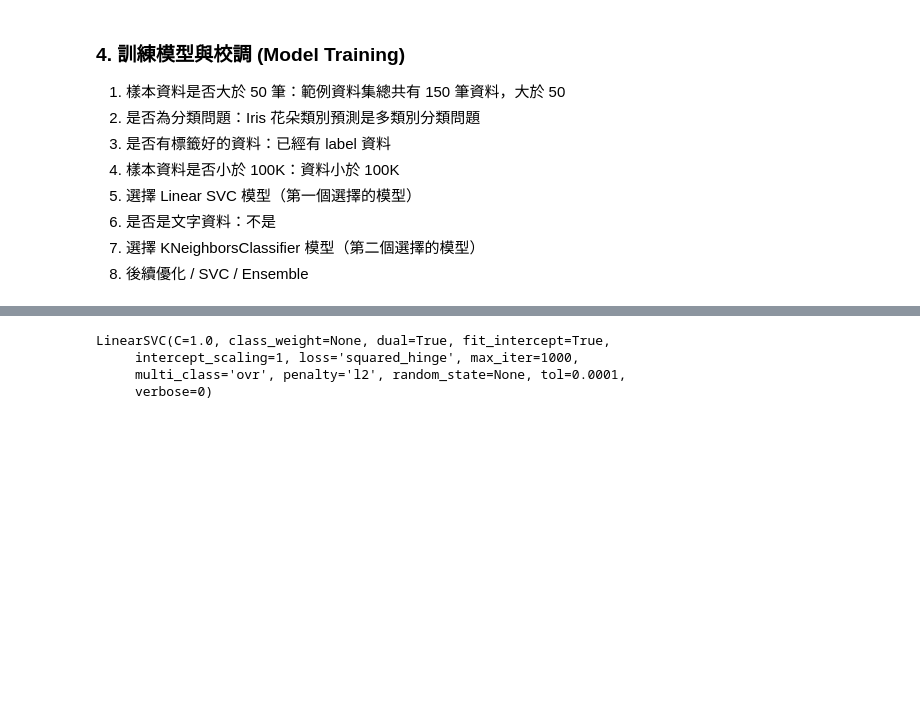
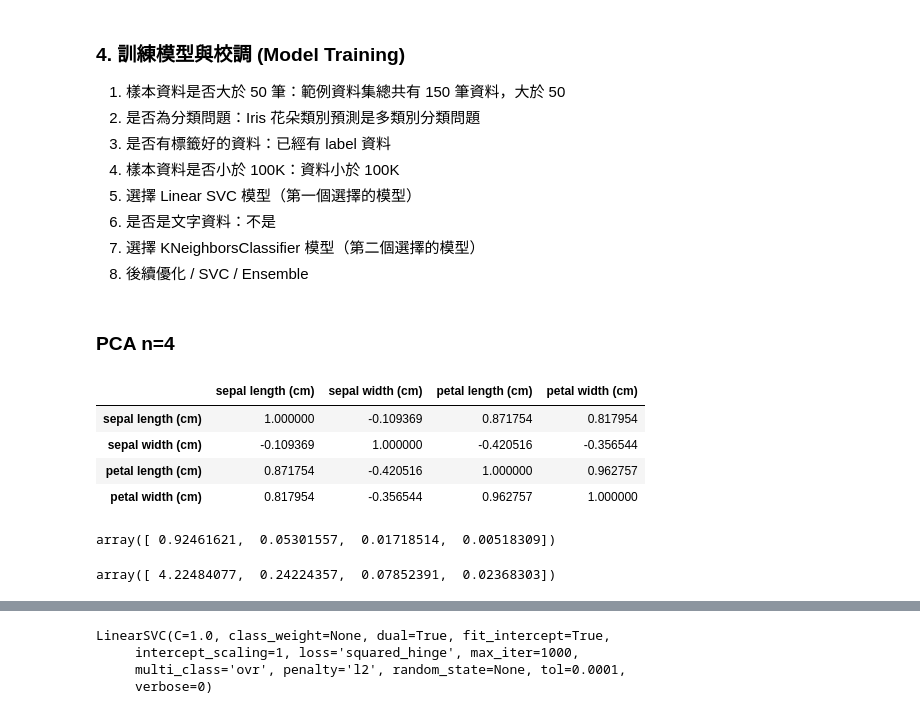
Before and after one commit to ChuangPoPO/python_textbook_practice, a Jupyter notebook: Sklearn_Iris.ipynb, the cells around one changed output, grey strips where cells are left out. Drawn from its saved outputs; the diff is of its cells as text; code cells hidden in the pictures; blank space fills up the shorter version.

```diff
--- a/Sklearn_Iris.ipynb
+++ b/Sklearn_Iris.ipynb
@@ -172,3 +179,5 @@ y_train.head(5)
 6. 是否是文字資料：不是
 7. 選擇 KNeighborsClassifier 模型（第二個選擇的模型）
 8. 後續優化 / SVC / Ensemble
+# %% [markdown]
+### PCA n=4
@@ -174,0 +186,21 @@ y_train.head(5)
+# %%
+X_pca = df.drop('target_names',axis=1)
+y_pca = df['target_names']
+X_pca.corr()
+# %% [output]
+|  | sepal length (cm) | sepal width (cm) | petal length (cm) | petal width (cm) |
+| sepal length (cm) | 1.000000 | -0.109369 | 0.871754 | 0.817954 |
+| sepal width (cm) | -0.109369 | 1.000000 | -0.420516 | -0.356544 |
+| petal length (cm) | 0.871754 | -0.420516 | 1.000000 | 0.962757 |
+| petal width (cm) | 0.817954 | -0.356544 | 0.962757 | 1.000000 |
+# %%
+pca = PCA(n_components=4)
+pca.fit(X_pca)
+X_pca = pca.transform(X_pca)
+pca.explained_variance_ratio_
+# %% [output]
+array([ 0.92461621,  0.05301557,  0.01718514,  0.00518309])
+# %%
+pca.explained_variance_
+# %% [output]
+array([ 4.22484077,  0.24224357,  0.07852391,  0.02368303])
```
Also changed, not shown: parts of 55 cells of this notebook, 1 other file.
